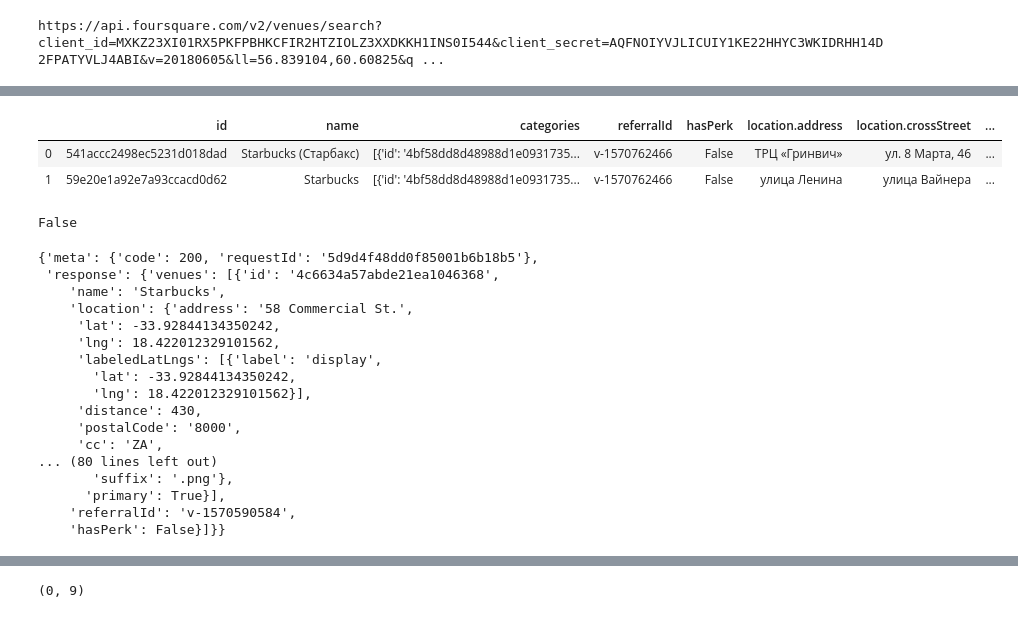
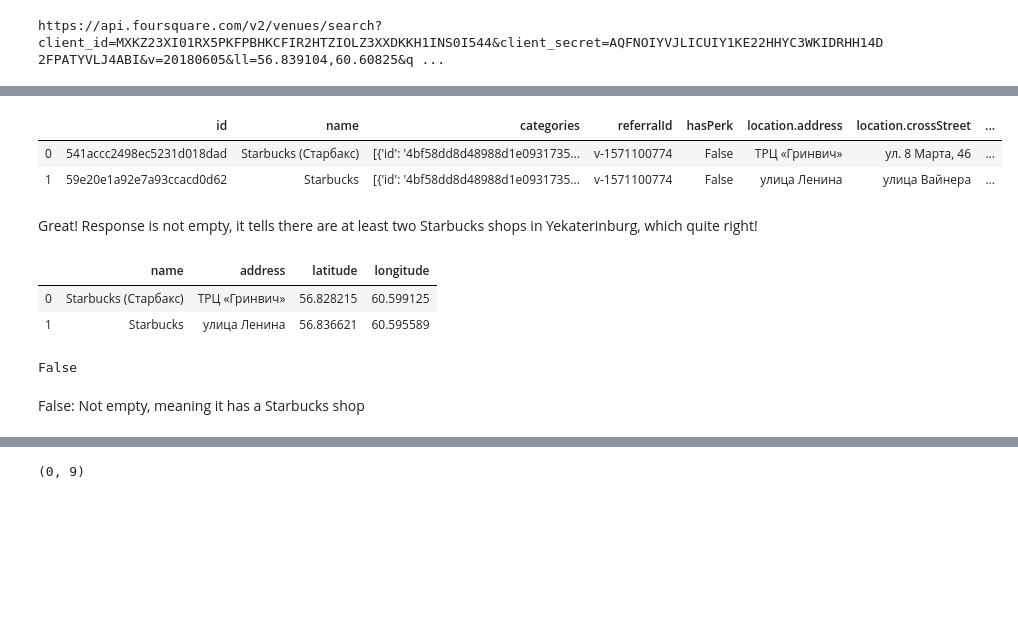
Before and after one commit to baradasy/Coursera_Capstone, a Jupyter notebook: Capstone_Geo.ipynb, the cells around one changed output, grey strips where cells are left out. Saved outputs shown, nothing was run; the diff lists cells and outputs as text; code cells hidden in the pictures; blank space fills up the shorter version.

```diff
--- a/Capstone_Geo.ipynb
+++ b/Capstone_Geo.ipynb
@@ -87,42 +101,29 @@ NameError: name 'url' is not defined
+# %%
+# parse response
+shops_result = results['response']['venues']
+shops = json_normalize(shops_result) # flatten JSON
+shops.head()
+# %% [output]
+|  | id | name | categories | referralId | hasPerk | location.address | location.crossStreet | ... |
+| 0 | 541accc2498ec5231d018dad | Starbucks (Старбакс) | [{'id': '4bf58dd8d48988d1e0931735... | v-1571100774 | False | ТРЦ «Гринвич» | ул. 8 Марта, 46 | ... |
+| 1 | 59e20e1a92e7a93ccacd0d62 | Starbucks | [{'id': '4bf58dd8d48988d1e0931735... | v-1571100774 | False | улица Ленина | улица Вайнера | ... |
+# %% [markdown]
+Great! Response is not empty, it tells there are at least two Starbucks shops in Yekaterinburg, which quite right!
 # %%
-shops_result = results['response']['venues']
-
-shops = json_normalize(shops_result) # flatten JSON
-
+# drop the columns we don't need
+filtered_columns = ['name', 'location.address', 'location.lat', 'location.lng']
+shops = shops.loc[:, filtered_columns]
+shops.columns = ['name', 'address', 'latitude', 'longitude']
 shops.head()
-
-# filter columns
-#filtered_columns = ['name', 'location.address', 'location.lat', 'location.lng']
-#shops = shops.loc[:, filtered_columns]
-#shops.columns = ['Name', 'Address', 'Latitude', 'Longitude']
-
-#shops.head()
 # %% [output]
-|  | id | name | categories | referralId | hasPerk | location.address | location.crossStreet | ... |
-| 0 | 541accc2498ec5231d018dad | Starbucks (Старбакс) | [{'id': '4bf58dd8d48988d1e0931735... | v-1570762466 | False | ТРЦ «Гринвич» | ул. 8 Марта, 46 | ... |
-| 1 | 59e20e1a92e7a93ccacd0d62 | Starbucks | [{'id': '4bf58dd8d48988d1e0931735... | v-1570762466 | False | улица Ленина | улица Вайнера | ... |
+|  | name | address | latitude | longitude |
+| 0 | Starbucks (Старбакс) | ТРЦ «Гринвич» | 56.828215 | 60.599125 |
+| 1 | Starbucks | улица Ленина | 56.836621 | 60.595589 |
-# %%
-shops.loc[shops.name.str.contains('Starbucks')].empty
-# %% [output]
-False
-# %%
-results
-# %% [output]
-{'meta': {'code': 200, 'requestId': '5d9d4f48dd0f85001b6b18b5'},
- 'response': {'venues': [{'id': '4c6634a57abde21ea1046368',
-    'name': 'Starbucks',
-    'location': {'address': '58 Commercial St.',
-     'lat': -33.92844134350242,
-     'lng': 18.422012329101562,
-     'labeledLatLngs': [{'label': 'display',
-       'lat': -33.92844134350242,
-       'lng': 18.422012329101562}],
-     'distance': 430,
-     'postalCode': '8000',
-     'cc': 'ZA',
-... (80 lines left out)
-       'suffix': '.png'},
-      'primary': True}],
-    'referralId': 'v-1570590584',
-    'hasPerk': False}]}}
+# %%
+# this kind of a test expression we will use to tell if city has Starbucks location or not
+shops.loc[shops.name.str.contains('Starbucks')].empty
+# %% [output]
+False
+# %% [markdown]
+False: Not empty, meaning it has a Starbucks shop
 # %%
```
Also changed, not shown: parts of 27 cells of this notebook.
